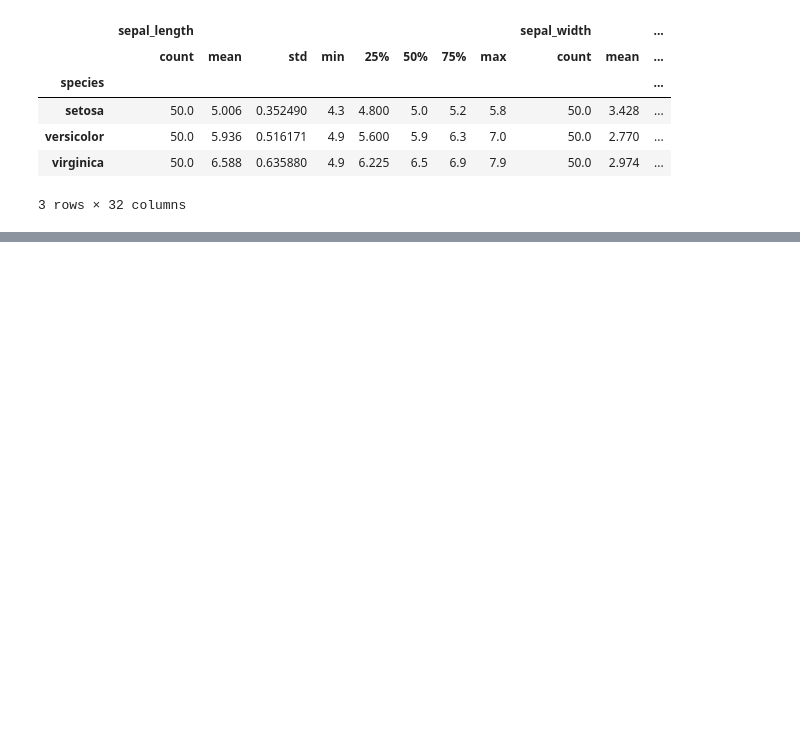
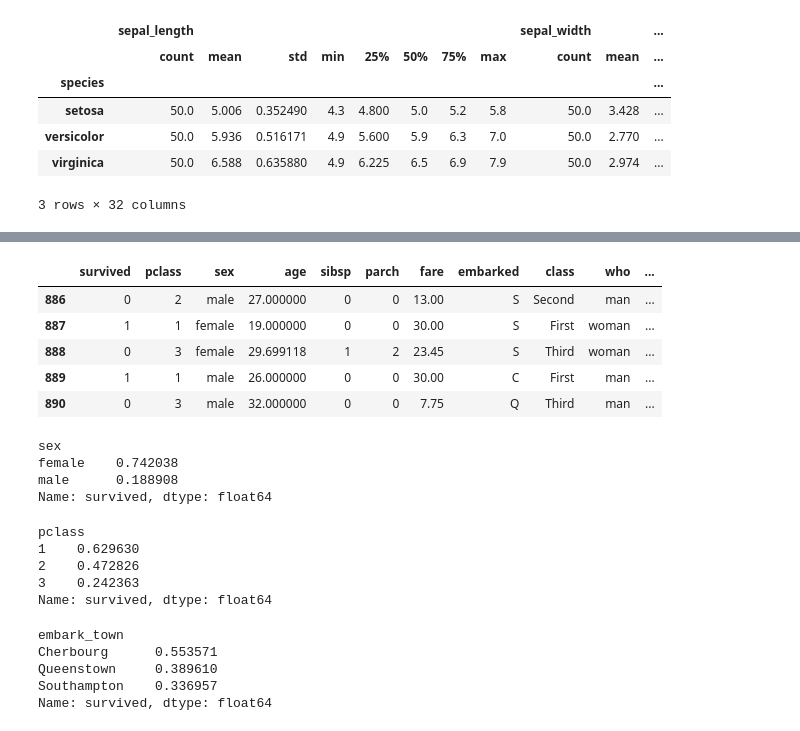
Before and after one commit to HanEunji/DataAnalysis-2021.11, a Jupyter notebook: 02.Pandas/211201_Quiz.ipynb, the cells around one changed output, grey strips where cells are left out. Saved outputs shown, nothing was run; the diff lists cells and outputs as text; code cells hidden in the pictures; blank space fills up the shorter version.

```diff
--- a/02.Pandas/211201_Quiz.ipynb
+++ b/02.Pandas/211201_Quiz.ipynb
@@ -102,0 +199,36 @@ outlier_iqr(iris)
+# %%
+titanic['age'] = titanic.age.fillna(titanic.age.mean())
+titanic['category1'] = titanic.apply(lambda x: x.sex if x.age > 20 else 'child', axis=1)
+titanic.tail()
+# %% [output]
+|  | survived | pclass | sex | age | sibsp | parch | fare | embarked | class | who | ... |
+| 886 | 0 | 2 | male | 27.000000 | 0 | 0 | 13.00 | S | Second | man | ... |
+| 887 | 1 | 1 | female | 19.000000 | 0 | 0 | 30.00 | S | First | woman | ... |
+| 888 | 0 | 3 | female | 29.699118 | 1 | 2 | 23.45 | S | Third | woman | ... |
+| 889 | 1 | 1 | male | 26.000000 | 0 | 0 | 30.00 | C | First | man | ... |
+| 890 | 0 | 3 | male | 32.000000 | 0 | 0 | 7.75 | Q | Third | man | ... |
+# %%
+# 성별, 선실별, 출발지별 생존률을 구하시오
+# survived의 평균이 생존률
+titanic.groupby('sex')['survived'].mean()
+# %% [output]
+sex
+female    0.742038
+male      0.188908
+Name: survived, dtype: float64
+# %%
+titanic.groupby('pclass')['survived'].mean()
+# %% [output]
+pclass
+1    0.629630
+2    0.472826
+3    0.242363
+Name: survived, dtype: float64
+# %%
+titanic.groupby('embark_town')['survived'].mean()
+# %% [output]
+embark_town
+Cherbourg      0.553571
+Queenstown     0.389610
+Southampton    0.336957
+Name: survived, dtype: float64
```
Also changed, not shown: parts of 37 cells of this notebook, 7 other files.
